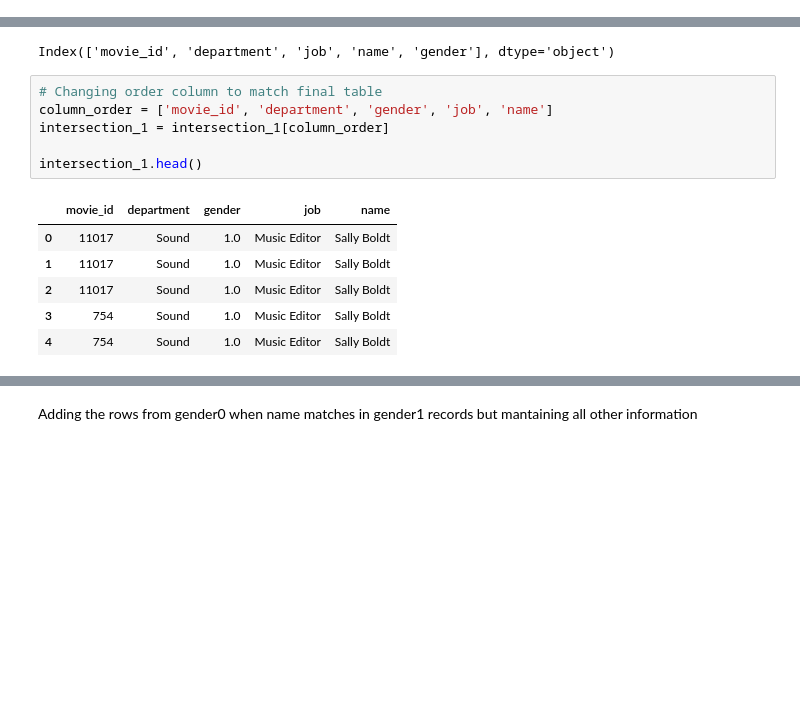
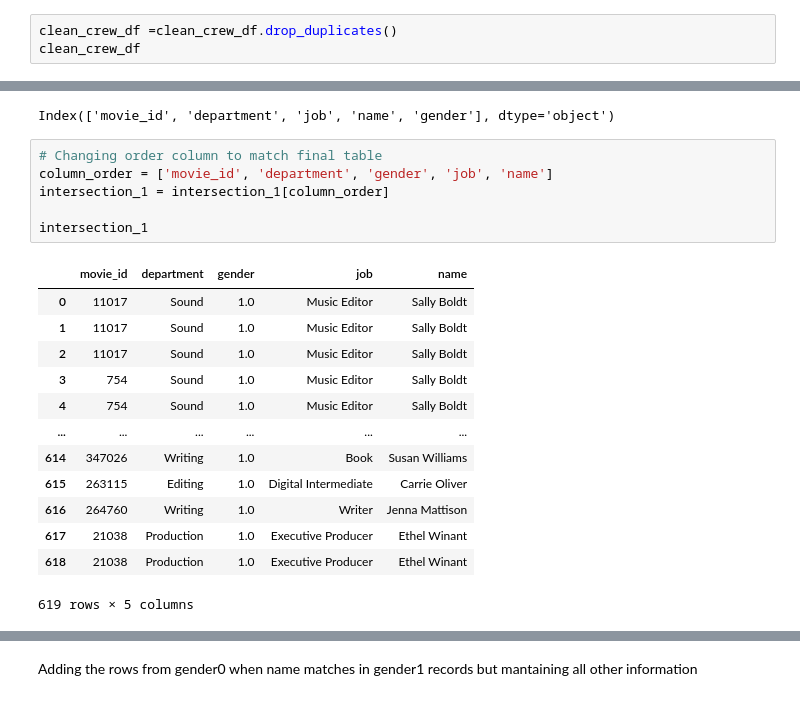
Before and after one commit to Kenner82/FRITFI-Female_vs_All_Since_1950, a Jupyter notebook: ETL_crew.ipynb, the cells around one changed output, grey strips where cells are left out. Drawn from its saved outputs; the diff is of its cells as text; blank space fills up the shorter version.

```diff
--- a/ETL_crew.ipynb
+++ b/ETL_crew.ipynb
@@ -117,0 +124,3 @@ clean_crew_df
+# %%
+clean_crew_df =clean_crew_df.drop_duplicates()
+clean_crew_df
@@ -243,14 +280,21 @@ Index(['movie_id', 'department', 'job', 'name', 'gender'], dtype='object')
 # %%
 # Changing order column to match final table
 column_order = ['movie_id', 'department', 'gender', 'job', 'name']
 intersection_1 = intersection_1[column_order]
 
-intersection_1.head()
+intersection_1
 # %% [output]
 |  | movie_id | department | gender | job | name |
 | 0 | 11017 | Sound | 1.0 | Music Editor | Sally Boldt |
 | 1 | 11017 | Sound | 1.0 | Music Editor | Sally Boldt |
 | 2 | 11017 | Sound | 1.0 | Music Editor | Sally Boldt |
 | 3 | 754 | Sound | 1.0 | Music Editor | Sally Boldt |
 | 4 | 754 | Sound | 1.0 | Music Editor | Sally Boldt |
+| ... | ... | ... | ... | ... | ... |
+| 614 | 347026 | Writing | 1.0 | Book | Susan Williams |
+| 615 | 263115 | Editing | 1.0 | Digital Intermediate | Carrie Oliver |
+| 616 | 264760 | Writing | 1.0 | Writer | Jenna Mattison |
+| 617 | 21038 | Production | 1.0 | Executive Producer | Ethel Winant |
+| 618 | 21038 | Production | 1.0 | Executive Producer | Ethel Winant |
+619 rows × 5 columns
 # %%
```
Also changed, not shown: parts of 16 cells of this notebook.
